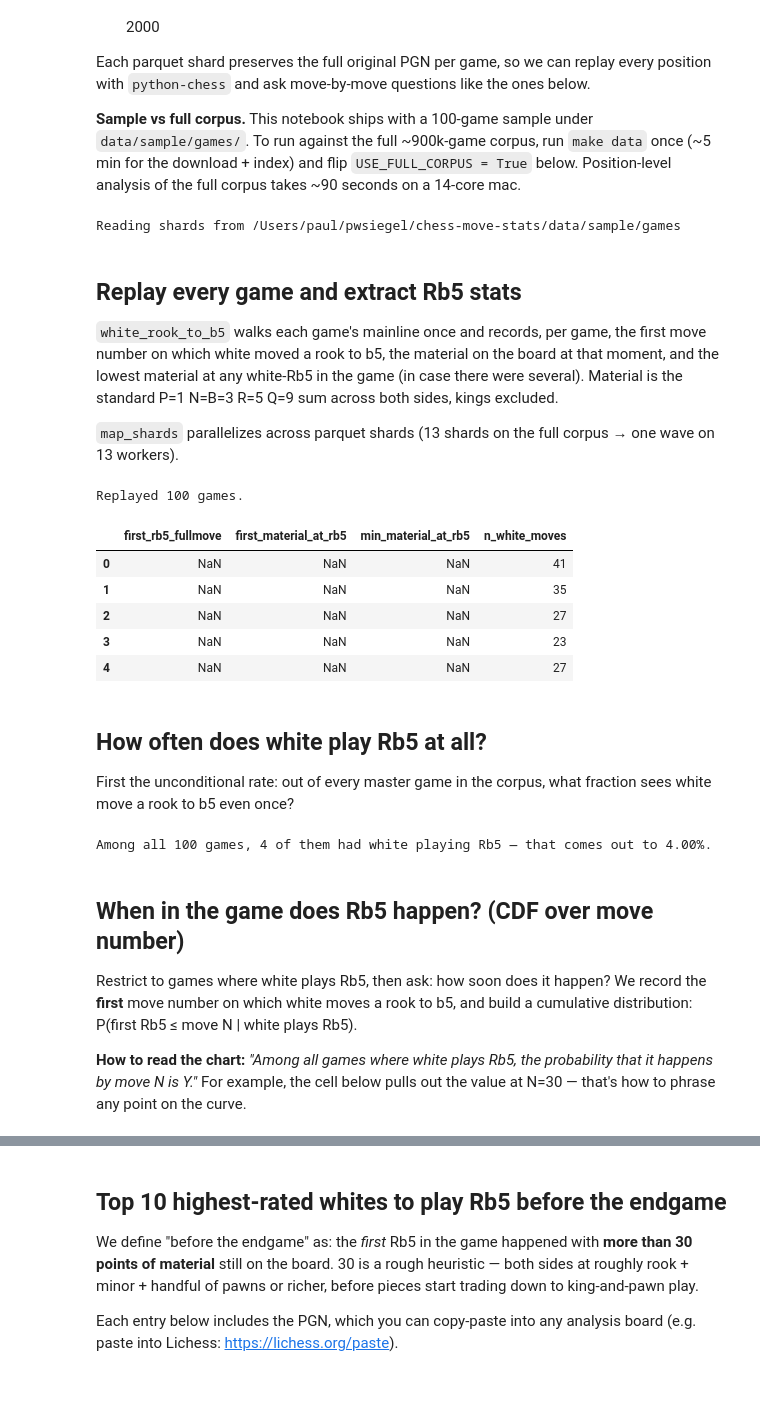
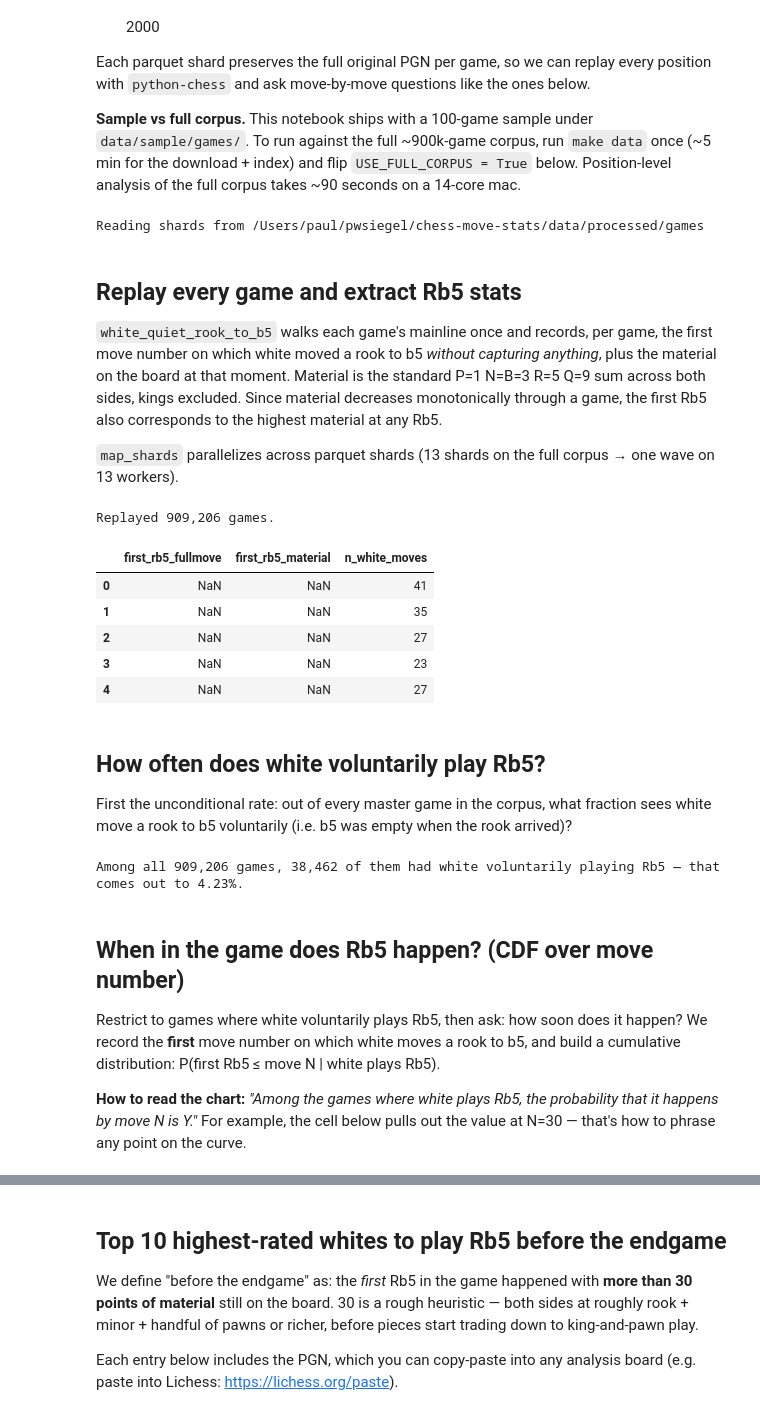
Before and after one commit to pwsiegel/chess-move-stats, a Jupyter notebook: notebooks/rook_b5.ipynb, the cells around one changed output, grey strips where cells are left out. Cells and saved outputs as stored; diff of their text form; code cells hidden in the pictures; blank space fills up the shorter version.

```diff
--- a/notebooks/rook_b5.ipynb
+++ b/notebooks/rook_b5.ipynb
@@ -24,50 +26,50 @@ import pandas as pd
 import pyarrow as pa
 import pyarrow.parquet as pq
 
-from chess_corpus.analysis import map_shards, white_rook_to_b5
+from chess_corpus.analysis import map_shards, white_quiet_rook_to_b5
 
-USE_FULL_CORPUS = False
+USE_FULL_CORPUS = True
 
 ROOT = Path.cwd().parent if Path.cwd().name == "notebooks" else Path.cwd()
 SHARD_DIR = ROOT / ("data/processed/games" if USE_FULL_CORPUS else "data/sample/games")
 print(f"Reading shards from {SHARD_DIR}")
 # %% [output]
-Reading shards from /Users/paul/pwsiegel/chess-move-stats/data/sample/games
+Reading shards from /Users/paul/pwsiegel/chess-move-stats/data/processed/games
 # %% [markdown]
 ## Replay every game and extract Rb5 stats
 
-`white_rook_to_b5` walks each game's mainline once and records, per game, the first move number on which white moved a rook to b5, the material on the board at that moment, and the lowest material at any white-Rb5 in the game (in case there were several). Material is the standard P=1 N=B=3 R=5 Q=9 sum across both sides, kings excluded.
+`white_quiet_rook_to_b5` walks each game's mainline once and records, per game, the first move number on which white moved a rook to b5 *without capturing anything*, plus the material on the board at that moment. Material is the standard P=1 N=B=3 R=5 Q=9 sum across both sides, kings excluded. Since material decreases monotonically through a game, the first Rb5 also corresponds to the highest material at any Rb5.
 
 `map_shards` parallelizes across parquet shards (13 shards on the full corpus → one wave on 13 workers).
 # %%
-rb5 = pd.DataFrame(map_shards(white_rook_to_b5, shard_dir=SHARD_DIR))
+rb5 = pd.DataFrame(map_shards(white_quiet_rook_to_b5, shard_dir=SHARD_DIR))
 print(f"Replayed {len(rb5):,} games.")
 rb5.head()
 # %% [output]
-Replayed 100 games.
+Replayed 909,206 games.
-|  | first_rb5_fullmove | first_material_at_rb5 | min_material_at_rb5 | n_white_moves |
-| 0 | NaN | NaN | NaN | 41 |
-| 1 | NaN | NaN | NaN | 35 |
-| 2 | NaN | NaN | NaN | 27 |
-| 3 | NaN | NaN | NaN | 23 |
-| 4 | NaN | NaN | NaN | 27 |
+|  | first_rb5_fullmove | first_rb5_material | n_white_moves |
+| 0 | NaN | NaN | 41 |
+| 1 | NaN | NaN | 35 |
+| 2 | NaN | NaN | 27 |
+| 3 | NaN | NaN | 23 |
+| 4 | NaN | NaN | 27 |
 # %% [markdown]
-## How often does white play Rb5 at all?
+## How often does white voluntarily play Rb5?
 
-First the unconditional rate: out of every master game in the corpus, what fraction sees white move a rook to b5 even once?
+First the unconditional rate: out of every master game in the corpus, what fraction sees white move a rook to b5 voluntarily (i.e. b5 was empty when the rook arrived)?
 # %%
 n_total = len(rb5)
 n_with_rb5 = int(rb5["first_rb5_fullmove"].notna().sum())
 pct = 100 * n_with_rb5 / n_total
-print(f"Among all {n_total:,} games, {n_with_rb5:,} of them had white playing Rb5 — that comes out to {pct:.2f}%.")
+print(f"Among all {n_total:,} games, {n_with_rb5:,} of them had white voluntarily playing Rb5 — that comes out to {pct:.2f}%.")
 # %% [output]
-Among all 100 games, 4 of them had white playing Rb5 — that comes out to 4.00%.
+Among all 909,206 games, 38,462 of them had white voluntarily playing Rb5 — that comes out to 4.23%.
 # %% [markdown]
 ## When in the game does Rb5 happen? (CDF over move number)
 
-Restrict to games where white plays Rb5, then ask: how soon does it happen? We record the **first** move number on which white moves a rook to b5, and build a cumulative distribution: P(first Rb5 ≤ move N | white plays Rb5).
+Restrict to games where white voluntarily plays Rb5, then ask: how soon does it happen? We record the **first** move number on which white moves a rook to b5, and build a cumulative distribution: P(first Rb5 ≤ move N | white plays Rb5).
 
-**How to read the chart:** *"Among all games where white plays Rb5, the probability that it happens by move N is Y."* For example, the cell below pulls out the value at N=30 — that's how to phrase any point on the curve.
+**How to read the chart:** *"Among the games where white plays Rb5, the probability that it happens by move N is Y."* For example, the cell below pulls out the value at N=30 — that's how to phrase any point on the curve.
 # %%
 played = rb5[rb5["first_rb5_fullmove"].notna()].copy()
 played["first_rb5_fullmove"] = played["first_rb5_fullmove"].astype(int)
```
Also changed, not shown: parts of 8 cells of this notebook, 1 other file.
